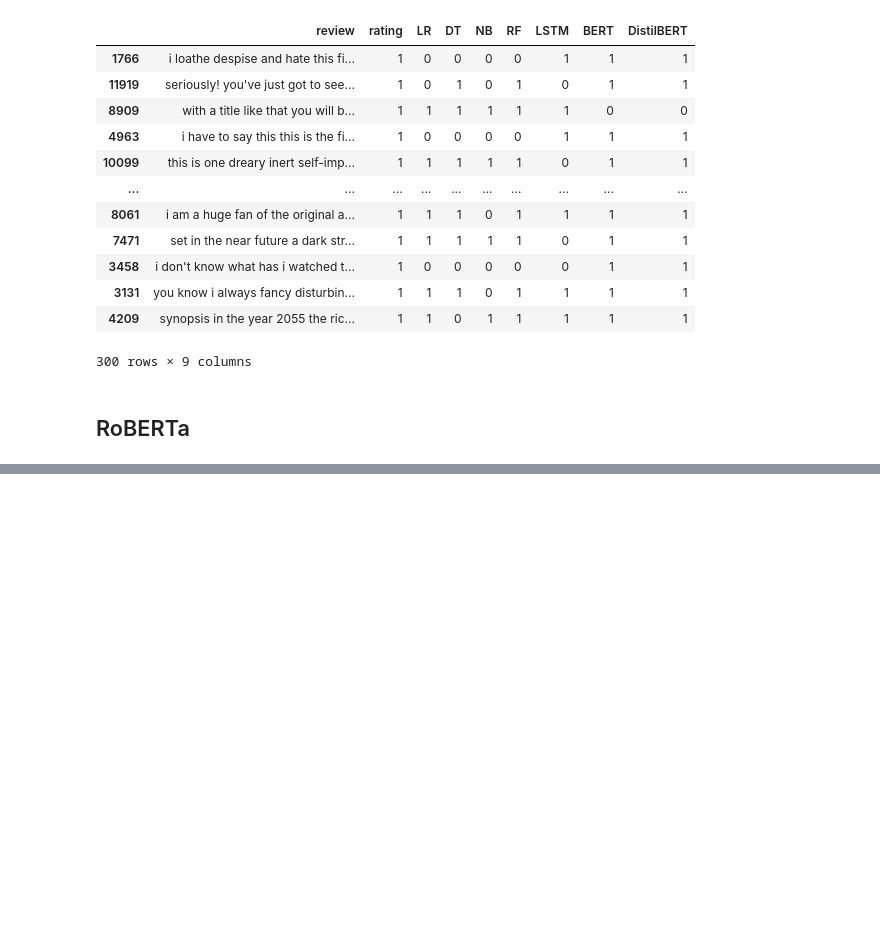
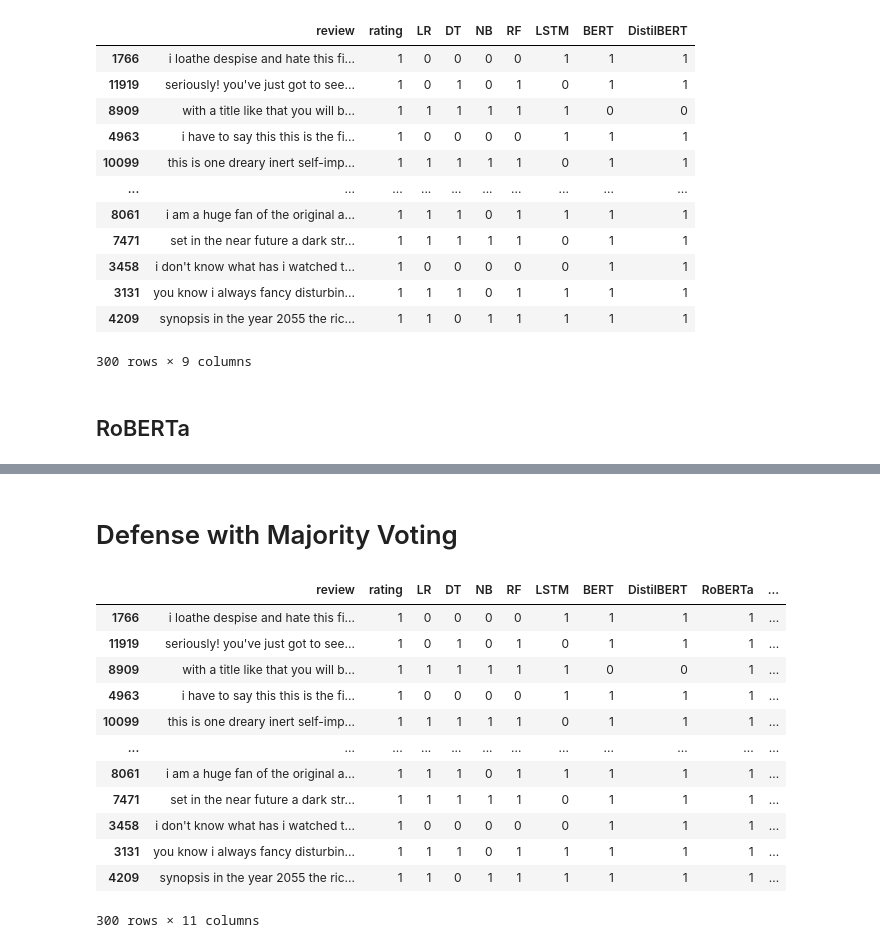
Before and after one commit to EgehanEralp/colabnotebooks, a Jupyter notebook: ensemble_defense.ipynb, the cells around one changed output, grey strips where cells are left out. Cells and saved outputs as stored; diff of their text form; code cells hidden in the pictures; blank space fills up the shorter version.

```diff
--- a/ensemble_defense.ipynb
+++ b/ensemble_defense.ipynb
@@ -1615,0 +1876,3 @@ unpickled_df_preds_d2v_lstm_bert.to_pickle("./imdb_300_addsentBD_D2V_LSTM_BERT_D
+# %%
+unpickled_df_end = pd.read_pickle("/content/imdb_300_addsentBD_D2V_LSTM_BERT_DistilBERT_RoBERTapreds.pkl")
+unpickled_df_end
@@ -1615,0 +1893,21 @@ unpickled_df_preds_d2v_lstm_bert.to_pickle("./imdb_300_addsentBD_D2V_LSTM_BERT_D
+# %% [markdown]
+# Defense with Majority Voting
+# %%
+# Performing majority voting across LR, DT, NB, RF, LSTM
+traditional_cols = ['LR', 'DT', 'NB', 'RF', 'LSTM']
+unpickled_df_end['TraditionalEnsemblePreds'] = unpickled_df_end[traditional_cols].mode(axis=1)[0]
+unpickled_df_end
+# %% [output]
+|  | review | rating | LR | DT | NB | RF | LSTM | BERT | DistilBERT | RoBERTa | ... |
+| 1766 | i loathe despise and hate this fi... | 1 | 0 | 0 | 0 | 0 | 1 | 1 | 1 | 1 | ... |
+| 11919 | seriously! you've just got to see... | 1 | 0 | 1 | 0 | 1 | 0 | 1 | 1 | 1 | ... |
+| 8909 | with a title like that you will b... | 1 | 1 | 1 | 1 | 1 | 1 | 0 | 0 | 1 | ... |
+| 4963 | i have to say this this is the fi... | 1 | 0 | 0 | 0 | 0 | 1 | 1 | 1 | 1 | ... |
+| 10099 | this is one dreary inert self-imp... | 1 | 1 | 1 | 1 | 1 | 0 | 1 | 1 | 1 | ... |
+| ... | ... | ... | ... | ... | ... | ... | ... | ... | ... | ... | ... |
+| 8061 | i am a huge fan of the original a... | 1 | 1 | 1 | 0 | 1 | 1 | 1 | 1 | 1 | ... |
+| 7471 | set in the near future a dark str... | 1 | 1 | 1 | 1 | 1 | 0 | 1 | 1 | 1 | ... |
+| 3458 | i don't know what has i watched t... | 1 | 0 | 0 | 0 | 0 | 0 | 1 | 1 | 1 | ... |
+| 3131 | you know i always fancy disturbin... | 1 | 1 | 1 | 0 | 1 | 1 | 1 | 1 | 1 | ... |
+| 4209 | synopsis in the year 2055 the ric... | 1 | 1 | 0 | 1 | 1 | 1 | 1 | 1 | 1 | ... |
+300 rows × 11 columns
```
Also changed, not shown: parts of 28 cells of this notebook.
